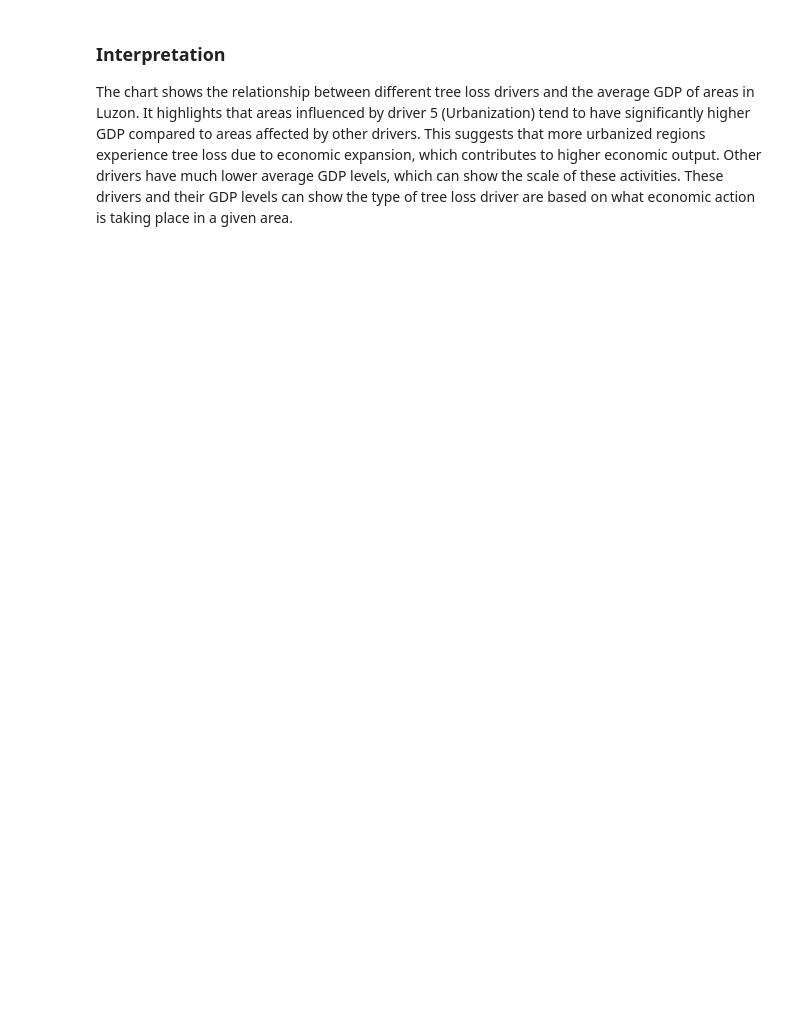
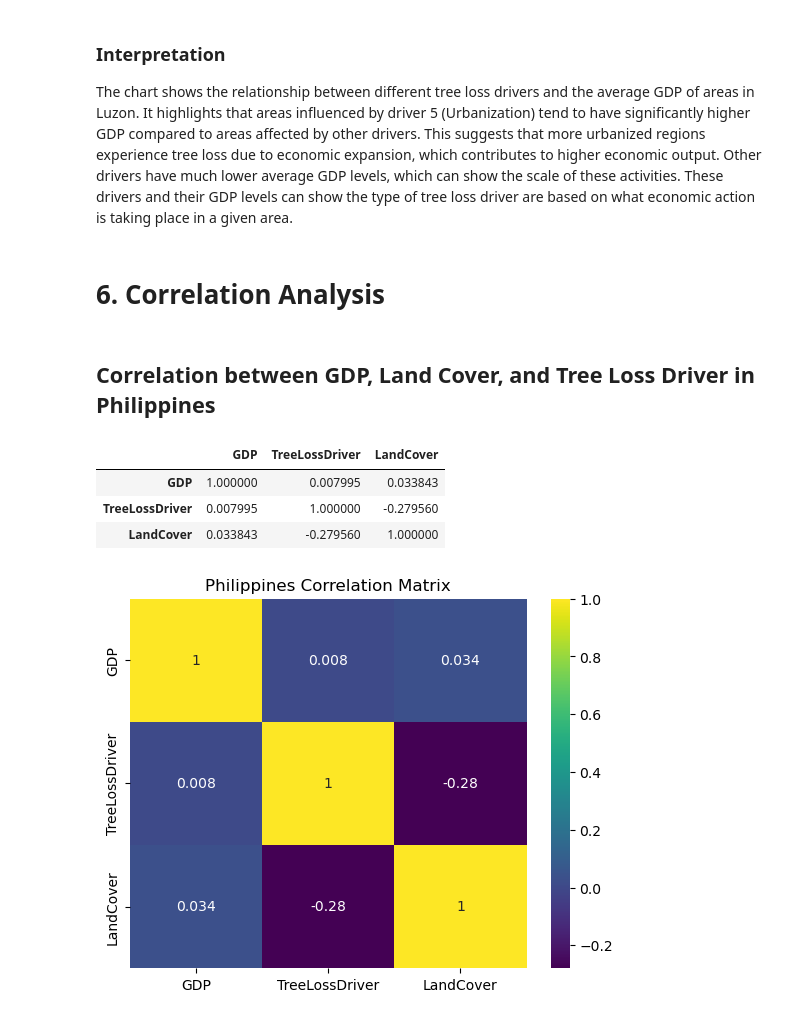
Before and after one commit to JacyNateLiu/CMEPHY1, a Jupyter notebook: cmephy.ipynb, the cells around one changed output. Saved outputs shown, nothing was run; the diff lists cells and outputs as text; code cells hidden in the pictures; blank space fills up the shorter version.

Commit message:
correlation analysis, significance, conclusion

```diff
--- a/cmephy.ipynb
+++ b/cmephy.ipynb
@@ -592,3 +616,21 @@ plt.show()
 ### Interpretation
 
 The chart shows the relationship between different tree loss drivers and the average GDP of areas in Luzon. It highlights that areas influenced by driver 5 (Urbanization) tend to have significantly higher GDP compared to areas affected by other drivers. This suggests that more urbanized regions experience tree loss due to economic expansion, which contributes to higher economic output. Other drivers have much lower average GDP levels, which can show the scale of these activities. These drivers and their GDP levels can show the type of tree loss driver are based on what economic action is taking place in a given area.
+# %% [markdown]
+# 6. Correlation Analysis
+# %% [markdown]
+## Correlation between GDP, Land Cover, and Tree Loss Driver in Philippines
+# %%
+corr_philippines = philippines_df[["GDP", "TreeLossDriver", "LandCover"]].corr()
+corr_philippines
+# %% [output]
+|  | GDP | TreeLossDriver | LandCover |
+| GDP | 1.000000 | 0.007995 | 0.033843 |
+| TreeLossDriver | 0.007995 | 1.000000 | -0.279560 |
+| LandCover | 0.033843 | -0.279560 | 1.000000 |
+# %%
+sns.heatmap(corr_philippines, annot=True, cmap="viridis")
+plt.title("Philippines Correlation Matrix")
+plt.show()
+# %% [output]
+[figure, added]
```
Also changed, not shown: parts of 41 cells of this notebook.
